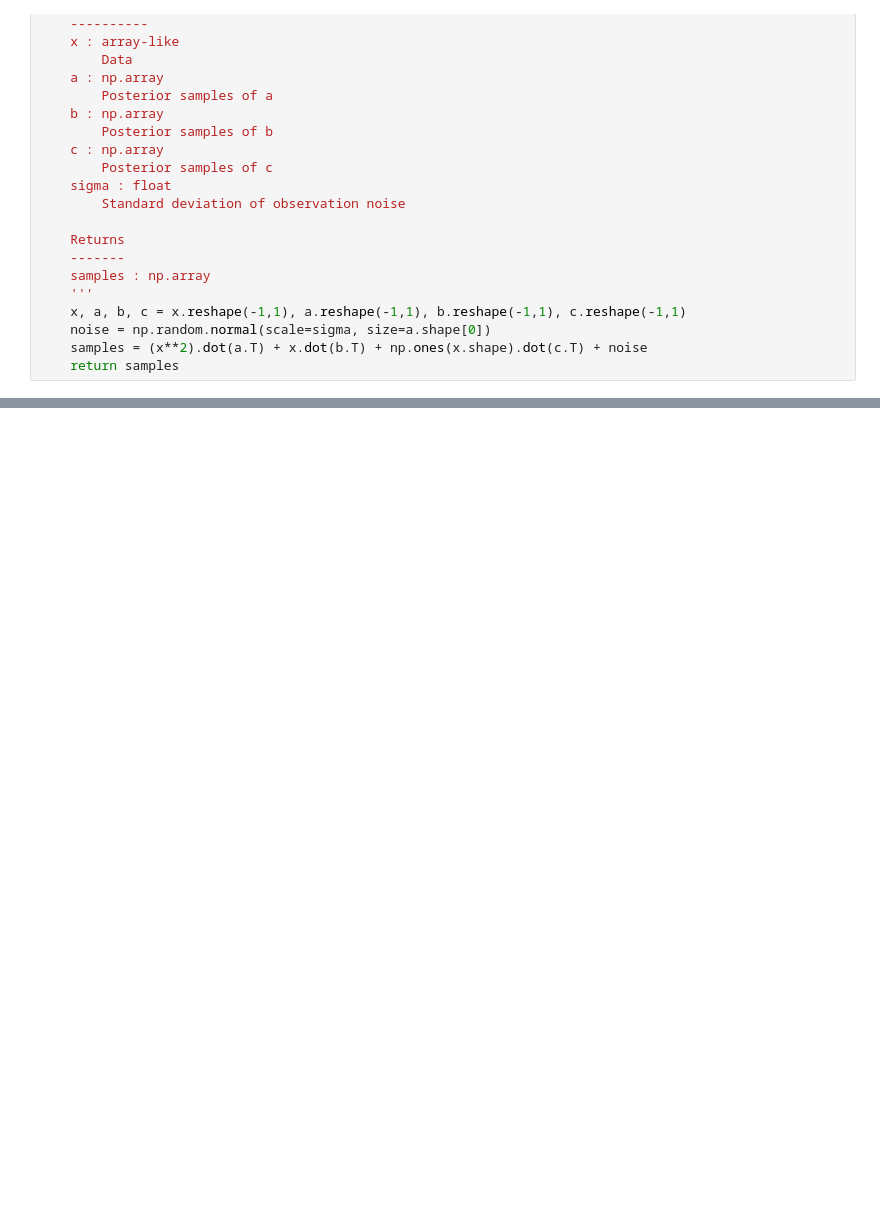
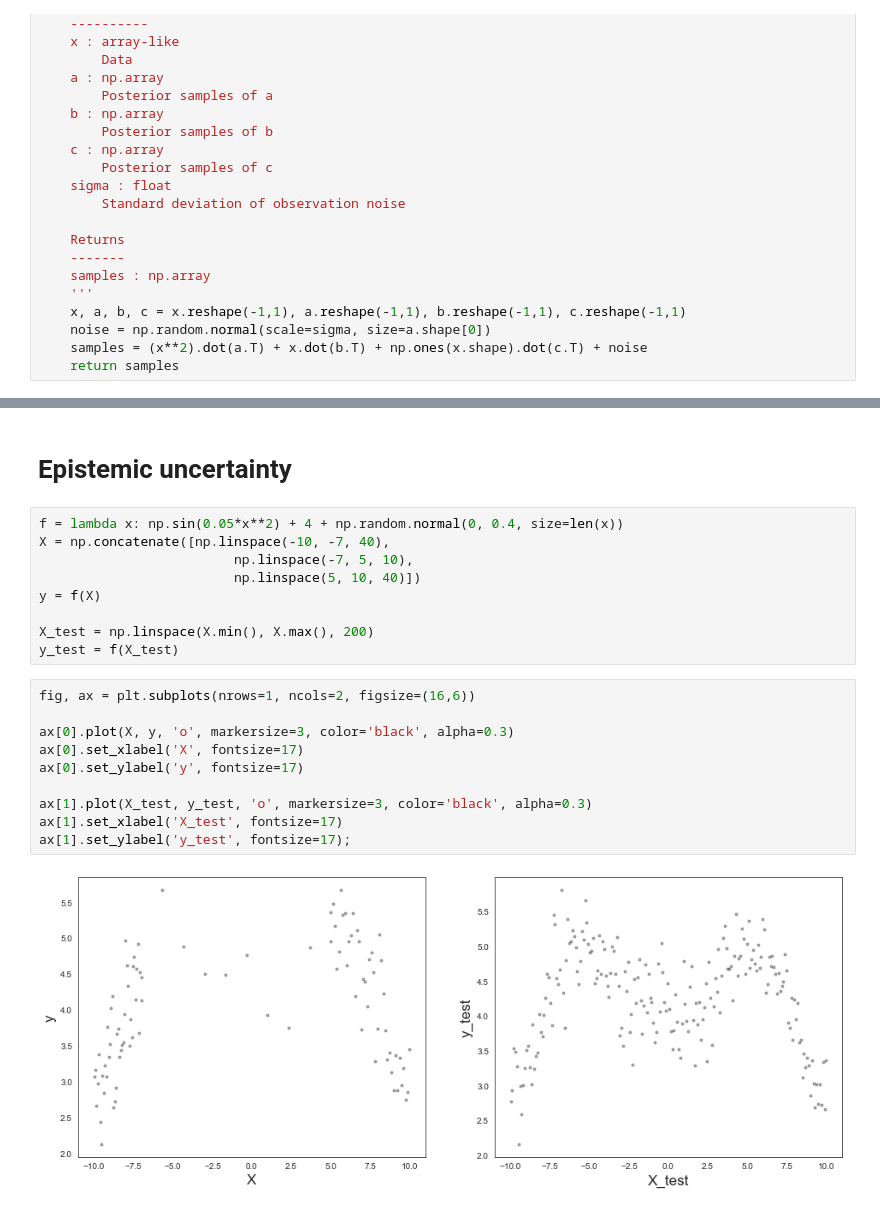
Before and after one commit to AnthonyRentsch/calibrated_regression, a Jupyter notebook: BayesianRegression_AR.ipynb, the cells around one changed output, grey strips where cells are left out. Saved outputs shown, nothing was run; the diff lists cells and outputs as text; blank space fills up the shorter version.

```diff
--- a/BayesianRegression_AR.ipynb
+++ b/BayesianRegression_AR.ipynb
@@ -123,0 +139,23 @@ calib.plot_diagnostic_curve(ax, X_test, y_test);
+# %% [markdown]
+# Epistemic uncertainty
+# %%
+f = lambda x: np.sin(0.05*x**2) + 4 + np.random.normal(0, 0.4, size=len(x))
+X = np.concatenate([np.linspace(-10, -7, 40),
+                         np.linspace(-7, 5, 10),
+                         np.linspace(5, 10, 40)])
+y = f(X)
+
+X_test = np.linspace(X.min(), X.max(), 200)
+y_test = f(X_test)
+# %%
+fig, ax = plt.subplots(nrows=1, ncols=2, figsize=(16,6))
+
+ax[0].plot(X, y, 'o', markersize=3, color='black', alpha=0.3)
+ax[0].set_xlabel('X', fontsize=17)
+ax[0].set_ylabel('y', fontsize=17)
+
+ax[1].plot(X_test, y_test, 'o', markersize=3, color='black', alpha=0.3)
+ax[1].set_xlabel('X_test', fontsize=17)
+ax[1].set_ylabel('y_test', fontsize=17);
+# %% [output]
+[figure, added]
```
Also changed, not shown: parts of 15 cells of this notebook, 2 other files.
